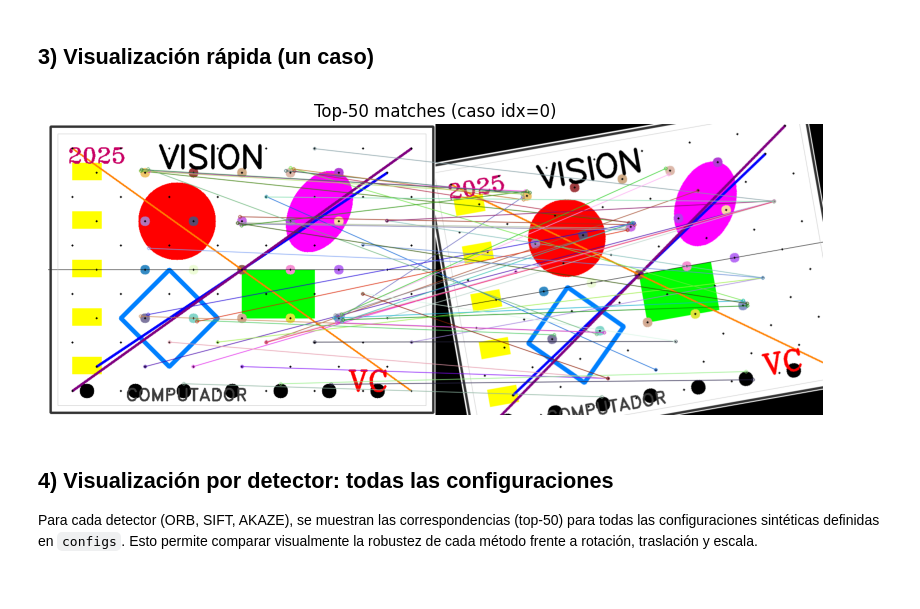
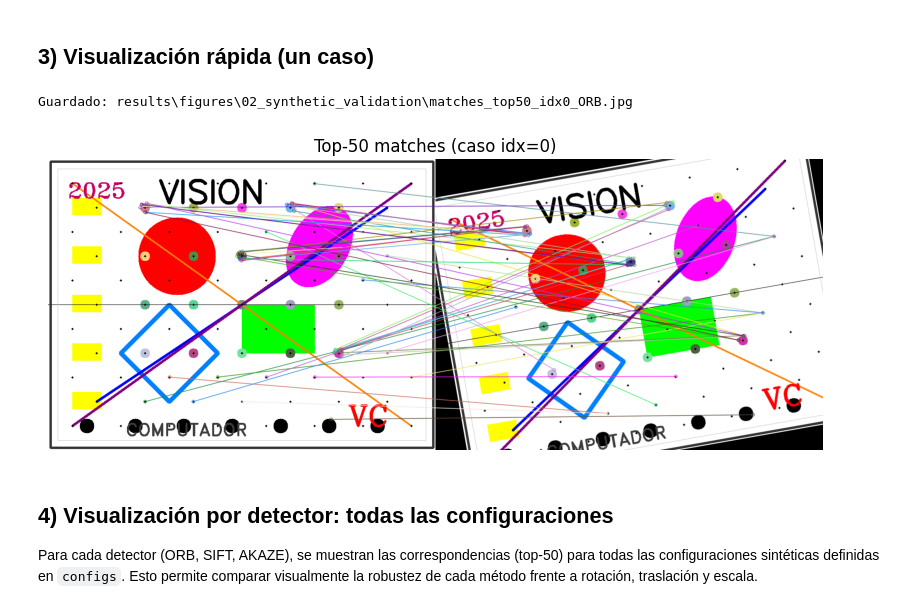
Before and after one commit to NeuroVisionUNAL2025/taller_2, a Jupyter notebook: notebooks/02_synthetic_validation.ipynb, the cells around one changed output. Drawn from its saved outputs; the diff is of its cells as text; code cells hidden in the pictures.

```diff
--- a/notebooks/02_synthetic_validation.ipynb
+++ b/notebooks/02_synthetic_validation.ipynb
@@ -23,7 +23,9 @@ plt.rcParams['figure.figsize'] = (10, 7)
 plt.rcParams['axes.grid'] = True
 
 OUT_CSV = "results/measurements/synth_validation.csv"
-FIG_DIR = "results/figures"
+from pathlib import Path
+NOTEBOOK_NAME = "02_synthetic_validation"
+FIG_DIR = str(Path("results/figures") / NOTEBOOK_NAME)
 os.makedirs("results/measurements", exist_ok=True)
 os.makedirs(FIG_DIR, exist_ok=True)
 # %% [markdown]
@@ -144,13 +169,18 @@ df
 # %%
 idx = 0
 img1, img2, H_gt = synthetic_affine_pair(base, angle_deg=configs[idx]["angle"], tx=configs[idx]["tx"], ty=configs[idx]["ty"], scale=configs[idx]["scale"])
 k1, d1 = detect_and_describe(img1, method="ORB")
 k2, d2 = detect_and_describe(img2, method="ORB")
 matches = match_descriptors(d1, d2, strategy="BF", ratio=0.75)
-vis = cv.drawMatches(img1, k1, img2, k2, matches[:50], None, flags=cv.DrawMatchesFlags_NOT_DRAW_SINGLE_POINTS)
+vis = cv.drawMatches(img1, k1, img2, k2, matches[:50], None,  # type: ignore[arg-type]
+                     flags=cv.DrawMatchesFlags_NOT_DRAW_SINGLE_POINTS)
+out_vis = os.path.join(FIG_DIR, f"matches_top50_idx{idx}_ORB.jpg")
+cv.imwrite(out_vis, vis, [cv.IMWRITE_JPEG_QUALITY, 90])
+print("Guardado:", out_vis)
 plt.imshow(cv.cvtColor(vis, cv.COLOR_BGR2RGB)); plt.title("Top-50 matches (caso idx=0)"); plt.axis('off'); plt.show()
 # %% [output]
+Guardado: results\figures\02_synthetic_validation\matches_top50_idx0_ORB.jpg
-[figure, old version]
+[figure, new version]
 # %% [markdown]
 ## 4) Visualización por detector: todas las configuraciones
 Para cada detector (ORB, SIFT, AKAZE), se muestran las correspondencias (top-50) para todas las configuraciones sintéticas definidas en `configs`. Esto permite comparar visualmente la robustez de cada método frente a rotación, traslación y escala.
```
Also changed, not shown: parts of 6 cells of this notebook.
